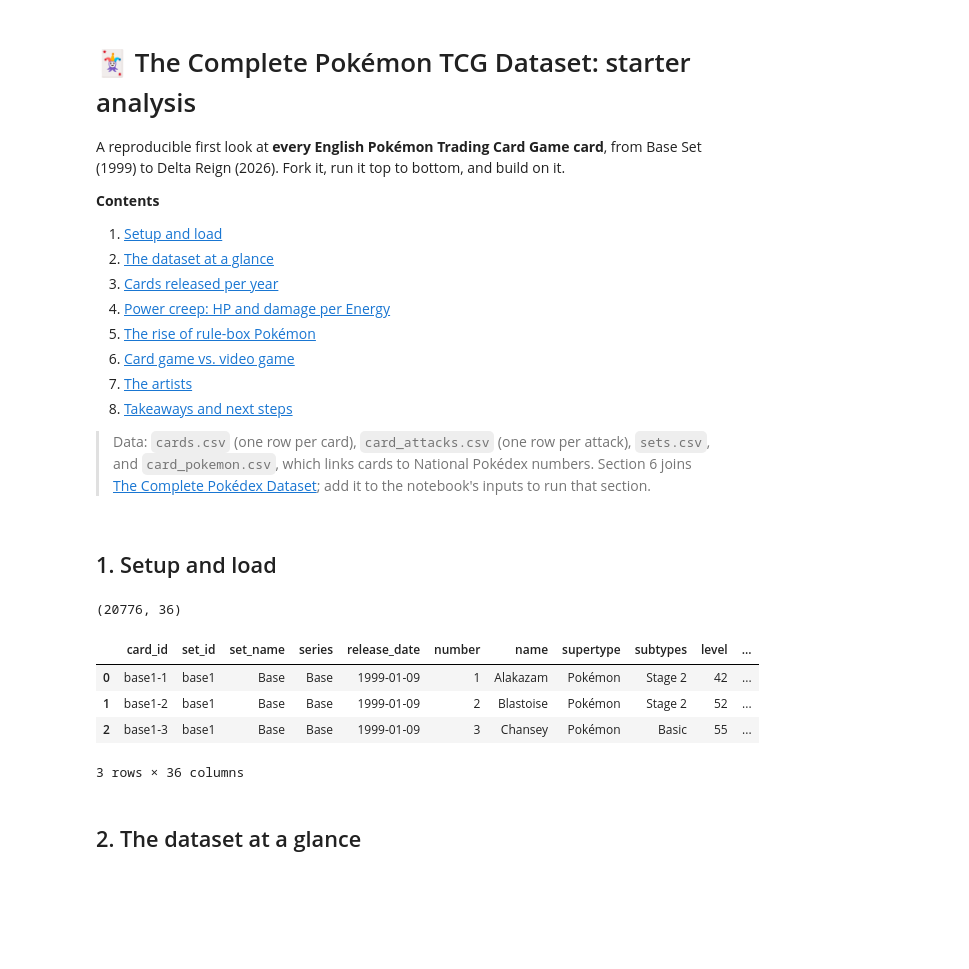
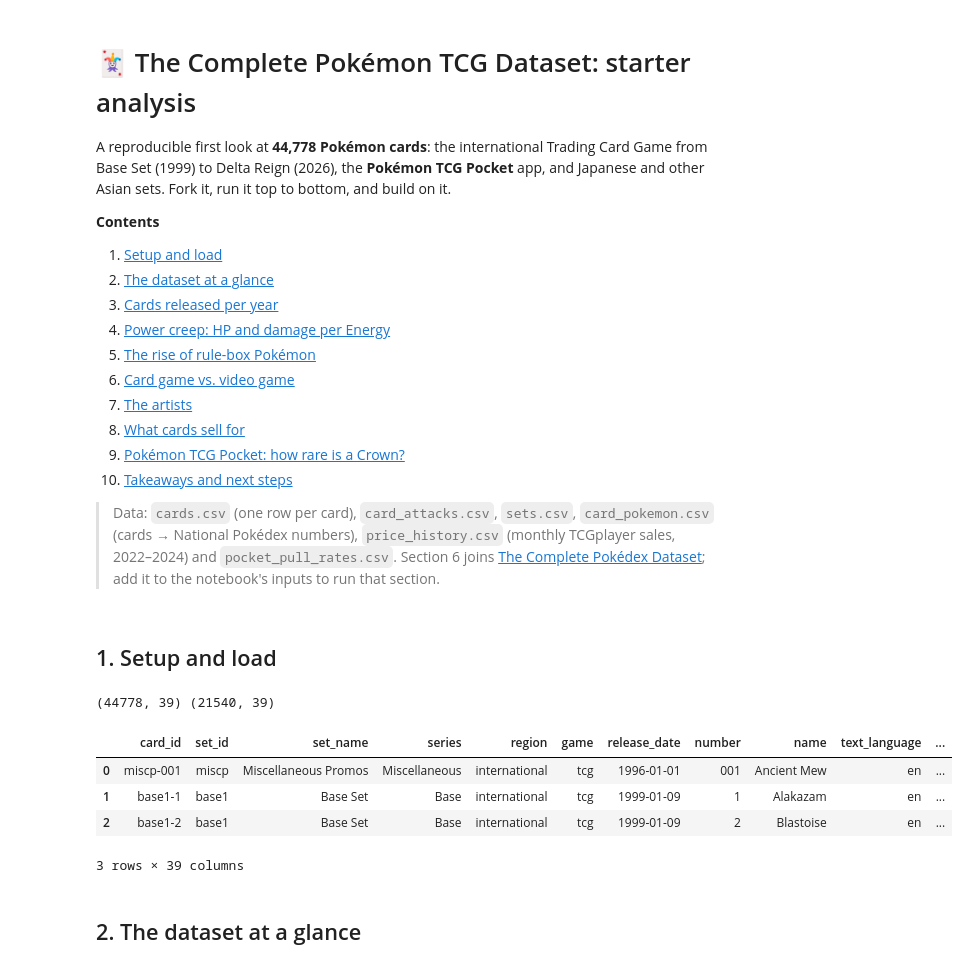
Before and after one commit to cristobalmitchell/pokemon-tcg, a Jupyter notebook: notebooks/pokemon_tcg_eda.ipynb, the cells around one changed output. Saved outputs shown, nothing was run; the diff lists cells and outputs as text; code cells hidden in the pictures; blank space fills up the shorter version.

```diff
--- a/notebooks/pokemon_tcg_eda.ipynb
+++ b/notebooks/pokemon_tcg_eda.ipynb
@@ -1,7 +1,7 @@
 # %% [markdown]
 # 🃏 The Complete Pokémon TCG Dataset: starter analysis
 
-A reproducible first look at **every English Pokémon Trading Card Game card**, from Base Set (1999) to Delta Reign (2026). Fork it, run it top to bottom, and build on it.
+A reproducible first look at **44,778 Pokémon cards**: the international Trading Card Game from Base Set (1999) to Delta Reign (2026), the **Pokémon TCG Pocket** app, and Japanese and other Asian sets. Fork it, run it top to bottom, and build on it.
 
 **Contents**
 1. [Setup and load](#1)
@@ -11,9 +11,11 @@ A reproducible first look at **every English Pokémon Trading Card Game card**,
 5. [The rise of rule-box Pokémon](#5)
 6. [Card game vs. video game](#6)
 7. [The artists](#7)
-8. [Takeaways and next steps](#8)
+8. [What cards sell for](#8)
+9. [Pokémon TCG Pocket: how rare is a Crown?](#9)
+10. [Takeaways and next steps](#10)
 
-> Data: `cards.csv` (one row per card), `card_attacks.csv` (one row per attack), `sets.csv`, and `card_pokemon.csv`, which links cards to National Pokédex numbers. Section 6 joins [The Complete Pokédex Dataset](https://www.kaggle.com/datasets/cristobalmitchell/pokedex); add it to the notebook's inputs to run that section.
+> Data: `cards.csv` (one row per card), `card_attacks.csv`, `sets.csv`, `card_pokemon.csv` (cards → National Pokédex numbers), `price_history.csv` (monthly TCGplayer sales, 2022–2024) and `pocket_pull_rates.csv`. Section 6 joins [The Complete Pokédex Dataset](https://www.kaggle.com/datasets/cristobalmitchell/pokedex); add it to the notebook's inputs to run that section.
 # %% [markdown]
 <a id="1"></a>
 ## 1. Setup and load
@@ -23,41 +25,45 @@ import numpy as np
 import pandas as pd
 import matplotlib.pyplot as plt
 
 # --- the house style of the Pokédex starter notebook -------------------------
 INK, INK2, MUTED, GRID = "#0b0b0b", "#52514e", "#898781", "#e1e0d9"
 BLUE, RED = "#2a78d6", "#e34948"
 plt.rcParams.update({
     "figure.dpi": 120, "savefig.dpi": 120, "figure.facecolor": "white",
     "axes.facecolor": "white", "axes.edgecolor": GRID, "axes.linewidth": 1,
     "axes.grid": True, "grid.color": GRID, "grid.linewidth": 0.8,
     "axes.titlesize": 14, "axes.titleweight": "bold", "axes.titlecolor": INK,
     "axes.labelcolor": INK2, "text.color": INK, "xtick.color": MUTED,
     "ytick.color": MUTED, "font.size": 11, "axes.axisbelow": True,
     "axes.spines.top": False, "axes.spines.right": False,
 })
 
 def first_existing(*paths):
     return next((Path(p) for p in paths if Path(p).exists()), None)
 
 # On Kaggle the files sit in /kaggle/input/...; locally, run from the repo's notebooks/ folder.
 DATA = first_existing("/kaggle/input/pokemon-tcg", "../data", "data")
 POKEDEX = first_existing("/kaggle/input/pokedex/pokemon_utf8.csv", "../../pokedex/data/pokemon_utf8.csv")
 
-# low_memory=False: a few columns mix numbers and text (e.g. level "X" vs "12").
 cards = pd.read_csv(DATA / "cards.csv", low_memory=False)
 attacks = pd.read_csv(DATA / "card_attacks.csv")
 sets = pd.read_csv(DATA / "sets.csv")
 links = pd.read_csv(DATA / "card_pokemon.csv")
+prices = pd.read_csv(DATA / "price_history.csv")
+pulls = pd.read_csv(DATA / "pocket_pull_rates.csv")
 cards["year"] = cards.release_date.str[:4].astype(int)
-print(cards.shape)
+
+# Sections 3-7 study the international card game, where every card has English text.
+tcg = cards[(cards.region == "international") & (cards.game == "tcg") & (cards.year >= 1999)]
+print(cards.shape, tcg.shape)
 cards.head(3)
 # %% [output]
-(20776, 36)
+(44778, 39) (21540, 39)
-|  | card_id | set_id | set_name | series | release_date | number | name | supertype | subtypes | level | ... |
-| 0 | base1-1 | base1 | Base | Base | 1999-01-09 | 1 | Alakazam | Pokémon | Stage 2 | 42 | ... |
-| 1 | base1-2 | base1 | Base | Base | 1999-01-09 | 2 | Blastoise | Pokémon | Stage 2 | 52 | ... |
-| 2 | base1-3 | base1 | Base | Base | 1999-01-09 | 3 | Chansey | Pokémon | Basic | 55 | ... |
+|  | card_id | set_id | set_name | series | region | game | release_date | number | name | text_language | ... |
+| 0 | miscp-001 | miscp | Miscellaneous Promos | Miscellaneous | international | tcg | 1996-01-01 | 001 | Ancient Mew | en | ... |
+| 1 | base1-1 | base1 | Base Set | Base | international | tcg | 1999-01-09 | 1 | Alakazam | en | ... |
+| 2 | base1-2 | base1 | Base Set | Base | international | tcg | 1999-01-09 | 2 | Blastoise | en | ... |
-3 rows × 36 columns
+3 rows × 39 columns
 # %% [markdown]
 <a id="2"></a>
 ## 2. The dataset at a glance
```
Also changed, not shown: parts of 13 cells of this notebook, 28 other files.
